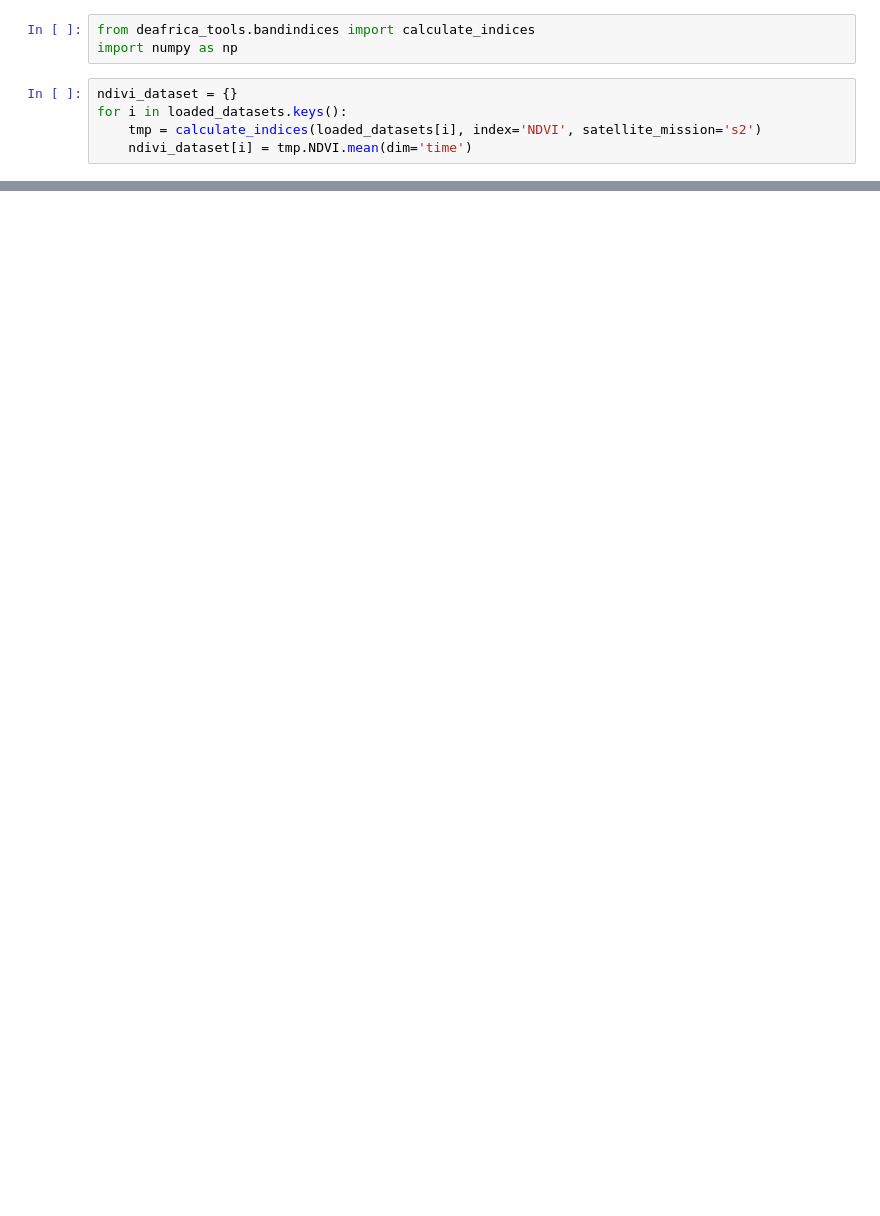
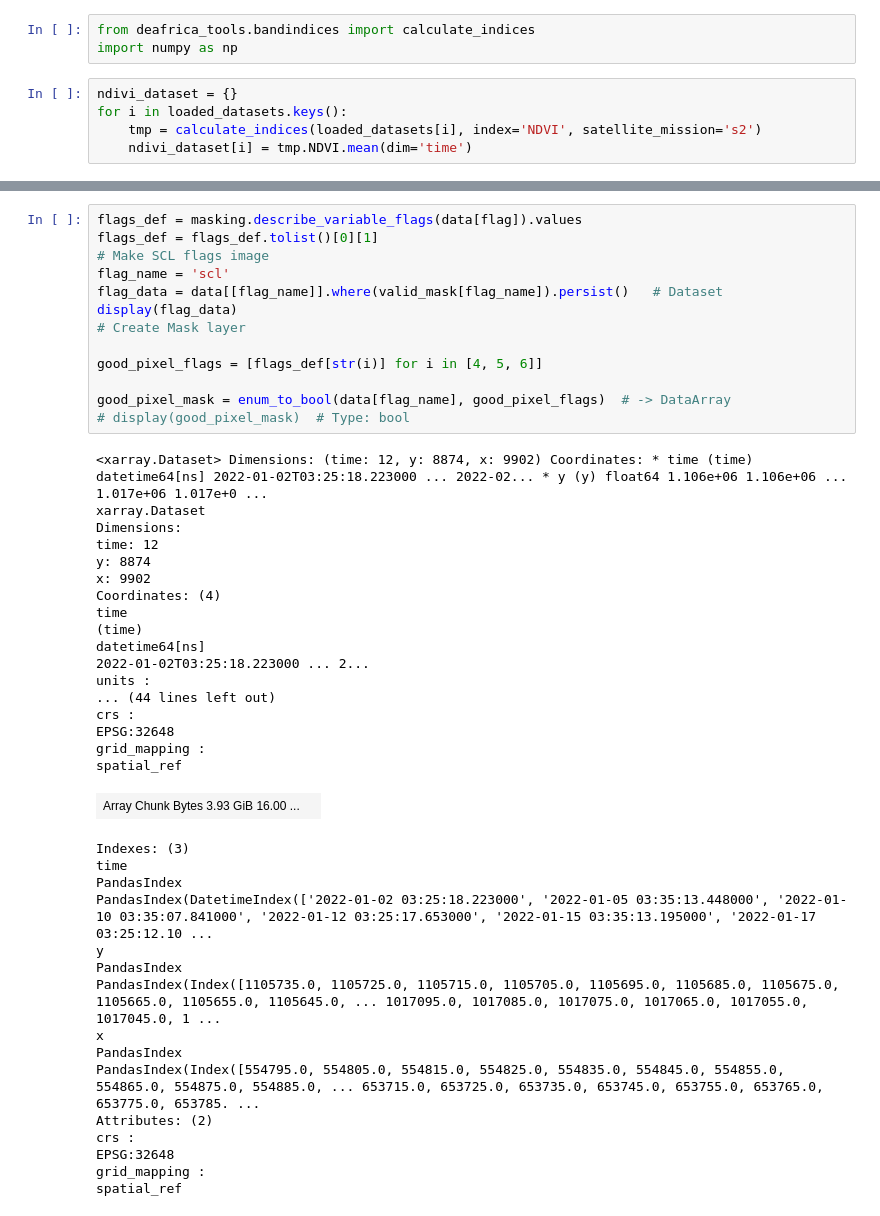
Before and after one commit to nghiadang0312/CSIROBoeingPhase4-Vietnam, a Jupyter notebook: NDVI_train.ipynb, the cells around one changed output, grey strips where cells are left out. Cells and saved outputs as stored; diff of their text form; blank space fills up the shorter version.

```diff
--- a/NDVI_train.ipynb
+++ b/NDVI_train.ipynb
@@ -235,0 +432,47 @@ ndivi_dataset['point_1'].values
+# %%
+flags_def = masking.describe_variable_flags(data[flag]).values
+flags_def = flags_def.tolist()[0][1]
+# Make SCL flags image
+flag_name = 'scl'
+flag_data = data[[flag_name]].where(valid_mask[flag_name]).persist()   # Dataset
+display(flag_data)
+# Create Mask layer
+
+good_pixel_flags = [flags_def[str(i)] for i in [4, 5, 6]]
+
+good_pixel_mask = enum_to_bool(data[flag_name], good_pixel_flags)  # -> DataArray
+# display(good_pixel_mask)  # Type: bool
+# %% [output]
+<xarray.Dataset> Dimensions: (time: 12, y: 8874, x: 9902) Coordinates: * time (time) datetime64[ns] 2022-01-02T03:25:18.223000 ... 2022-02... * y (y) float64 1.106e+06 1.106e+06 ... 1.017e+06 1.017e+0 ...
+xarray.Dataset
+Dimensions:
+time: 12
+y: 8874
+x: 9902
+Coordinates: (4)
+time
+(time)
+datetime64[ns]
+2022-01-02T03:25:18.223000 ... 2...
+units :
+... (44 lines left out)
+crs :
+EPSG:32648
+grid_mapping :
+spatial_ref
+| Array Chunk Bytes 3.93 GiB 16.00 ... |  |
+Indexes: (3)
+time
+PandasIndex
+PandasIndex(DatetimeIndex(['2022-01-02 03:25:18.223000', '2022-01-05 03:35:13.448000', '2022-01-10 03:35:07.841000', '2022-01-12 03:25:17.653000', '2022-01-15 03:35:13.195000', '2022-01-17 03:25:12.10 ...
+y
+PandasIndex
+PandasIndex(Index([1105735.0, 1105725.0, 1105715.0, 1105705.0, 1105695.0, 1105685.0, 1105675.0, 1105665.0, 1105655.0, 1105645.0, ... 1017095.0, 1017085.0, 1017075.0, 1017065.0, 1017055.0, 1017045.0, 1 ...
+x
+PandasIndex
+PandasIndex(Index([554795.0, 554805.0, 554815.0, 554825.0, 554835.0, 554845.0, 554855.0, 554865.0, 554875.0, 554885.0, ... 653715.0, 653725.0, 653735.0, 653745.0, 653755.0, 653765.0, 653775.0, 653785. ...
+Attributes: (2)
+crs :
+EPSG:32648
+grid_mapping :
+spatial_ref
```
Also changed, not shown: parts of 33 cells of this notebook.
